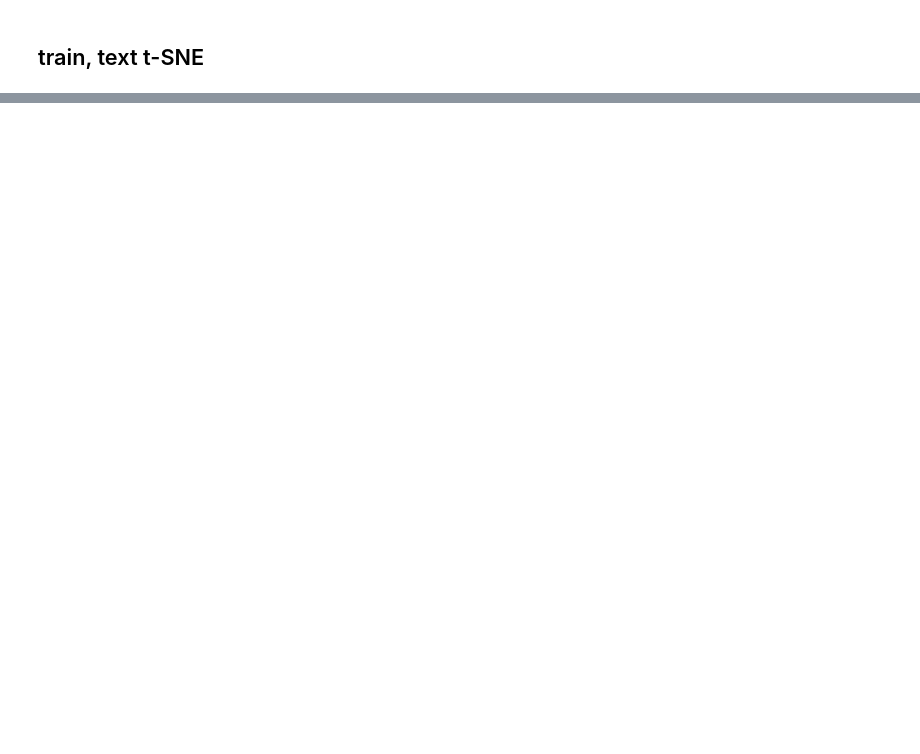
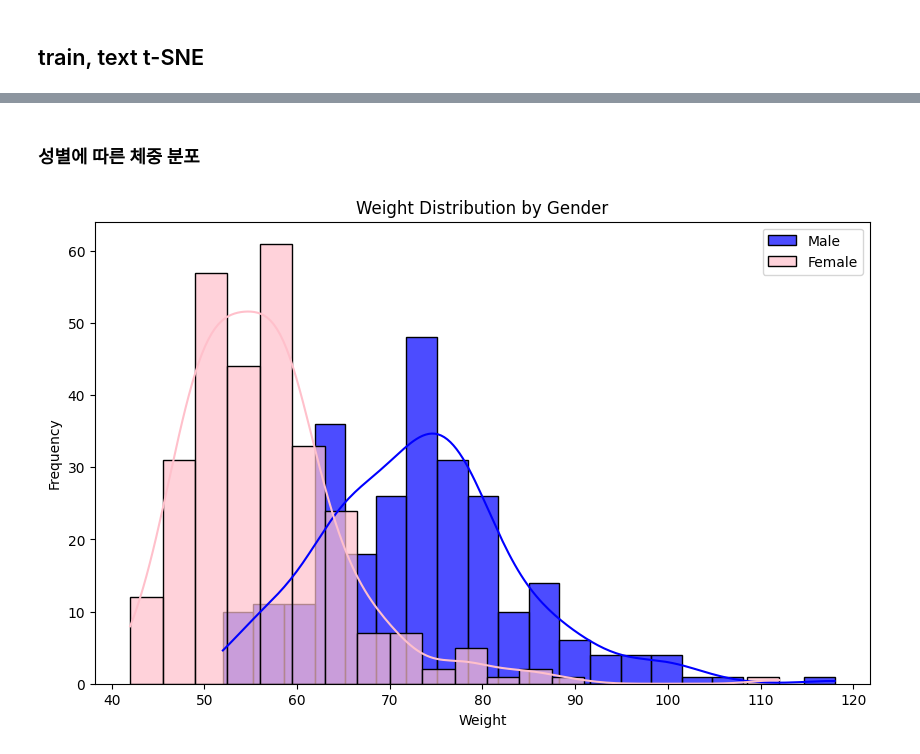
Before and after one commit to boostcampaitech6/level2-cv-semanticsegmentation-cv-08, a Jupyter notebook: EDA/eda.ipynb, the cells around one changed output, grey strips where cells are left out. Saved outputs shown, nothing was run; the diff lists cells and outputs as text; code cells hidden in the pictures; blank space fills up the shorter version.

```diff
--- a/EDA/eda.ipynb
+++ b/EDA/eda.ipynb
@@ -535,0 +426,7 @@ for idx in range(len(pngs), 2):
+# %% [markdown]
+### 성별에 따른 체중 분포
+# %%
+plot_distribution_by_gender(df, '체중(몸무게)', 'Weight Distribution by Gender', 'Weight', 'Frequency',
+                            color_male='blue', color_female='pink', bins=20)
+# %% [output]
+[figure, added]
```
Also changed, not shown: parts of 23 cells of this notebook.
